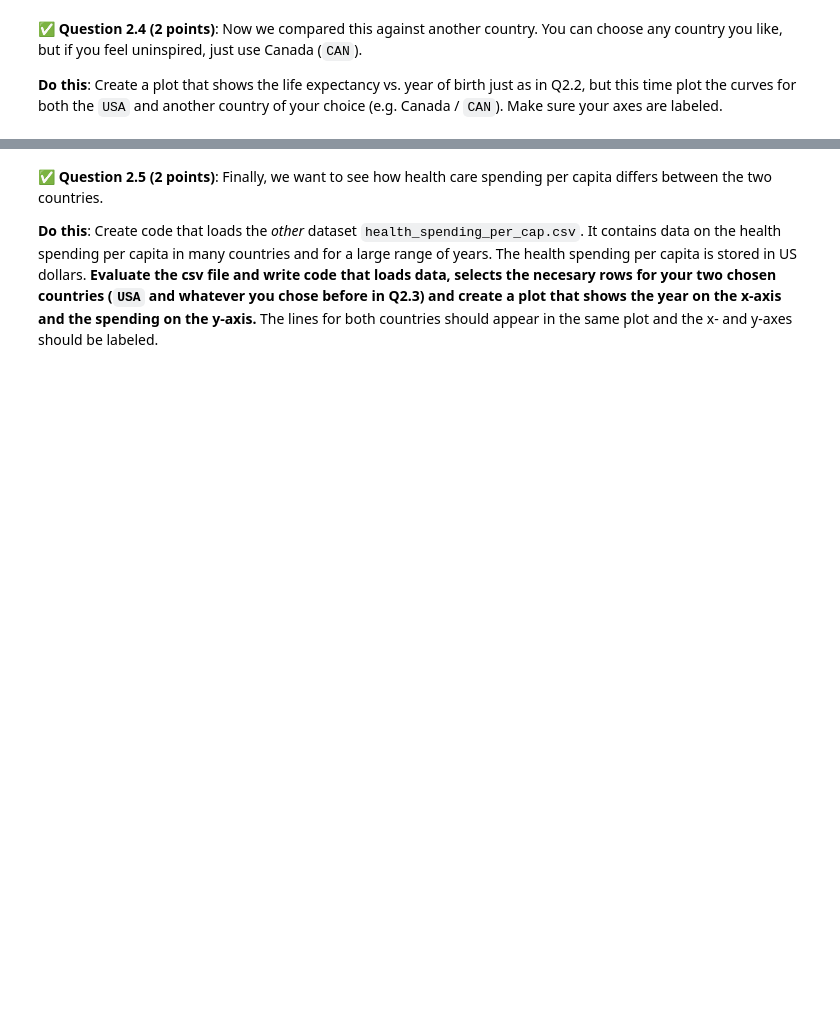
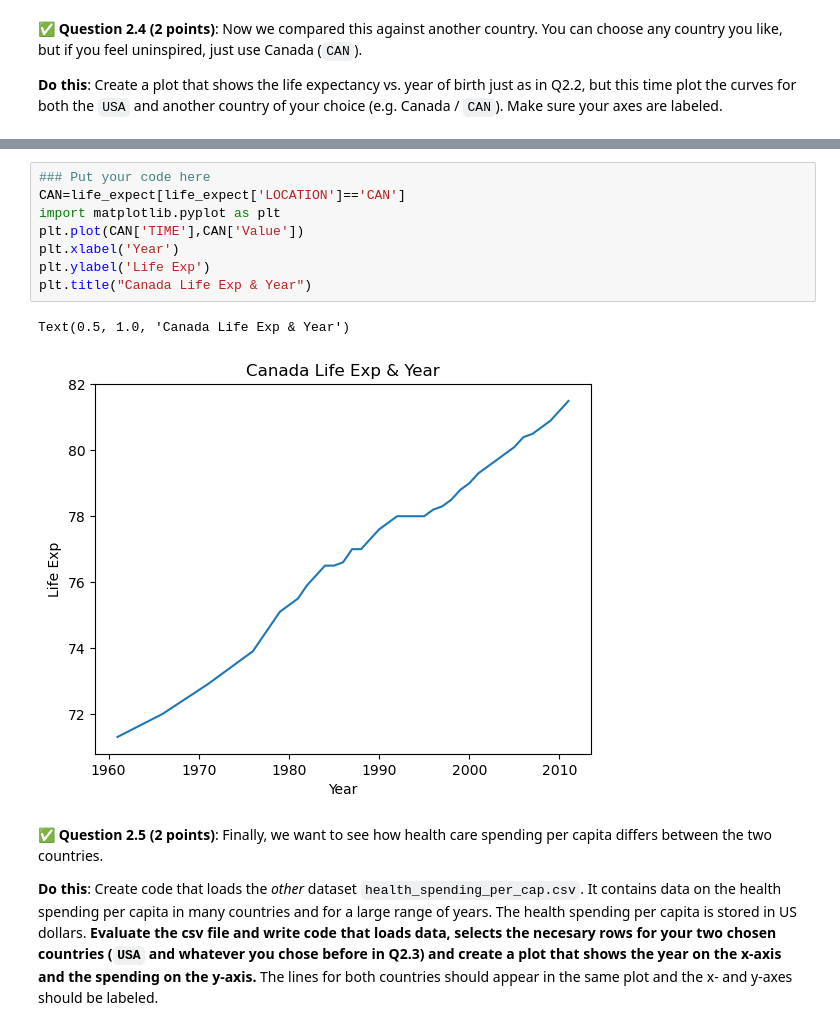
Before and after one commit to ilanberen/CMSE202-s26-turnin, a Jupyter notebook: midterm/CMSE202_PracticeMidterm.ipynb, the cells around one changed output, grey strips where cells are left out. Cells and saved outputs as stored; diff of their text form; blank space fills up the shorter version.

```diff
--- a/midterm/CMSE202_PracticeMidterm.ipynb
+++ b/midterm/CMSE202_PracticeMidterm.ipynb
@@ -107,3 +148,14 @@ You will need to download two files from this repository, `health_spending_per_c
+# %%
+### Put your code here
+CAN=life_expect[life_expect['LOCATION']=='CAN']
+import matplotlib.pyplot as plt
+plt.plot(CAN['TIME'],CAN['Value'])
+plt.xlabel('Year')
+plt.ylabel('Life Exp')
+plt.title("Canada Life Exp & Year")
+# %% [output]
+Text(0.5, 1.0, 'Canada Life Exp & Year')
+[figure, added]
 # %% [markdown]
 &#9989; **Question 2.5 (2 points)**: Finally, we want to see how health care spending per capita differs between the two countries.
 
```
Also changed, not shown: parts of 27 cells of this notebook.
